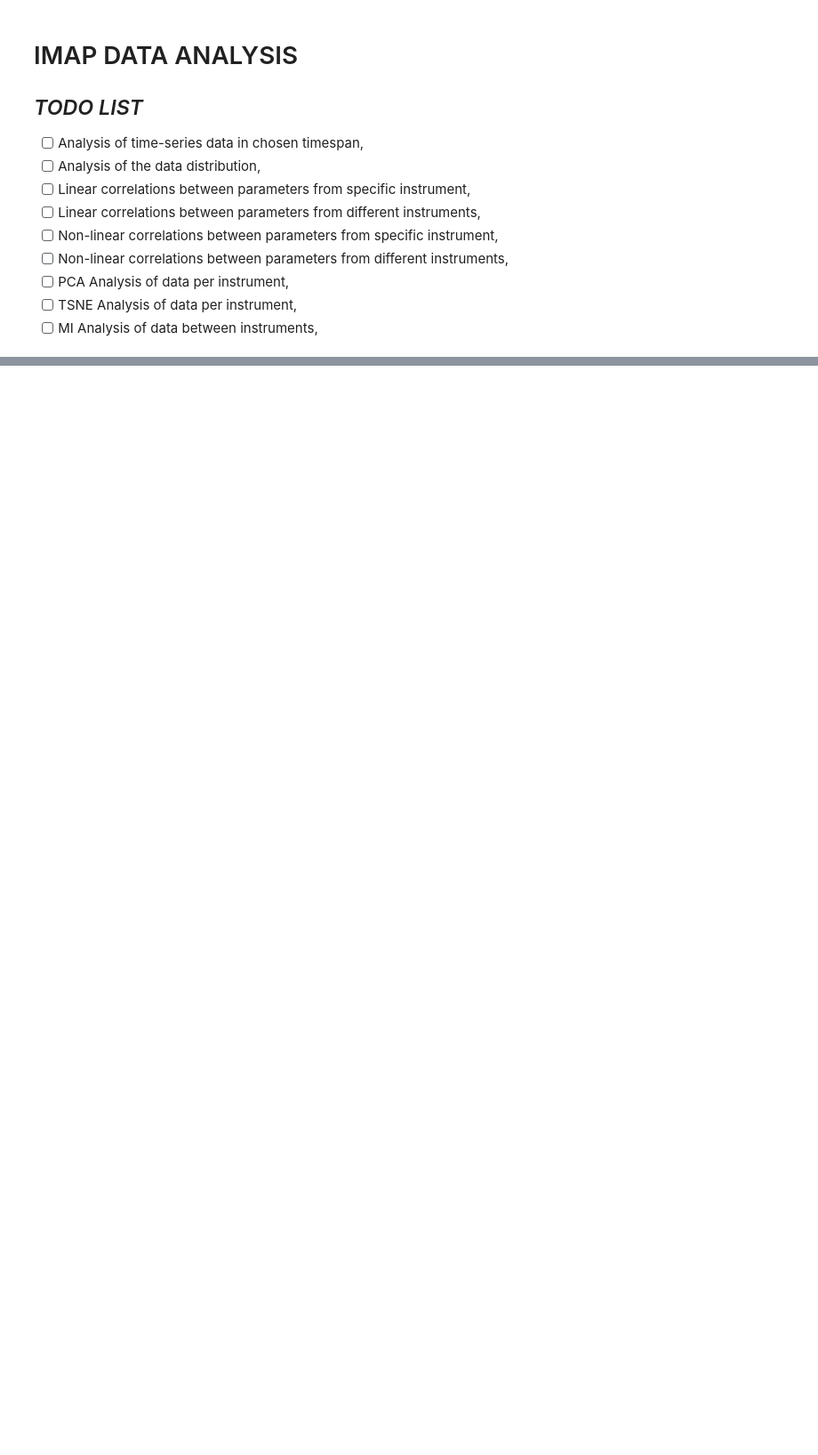
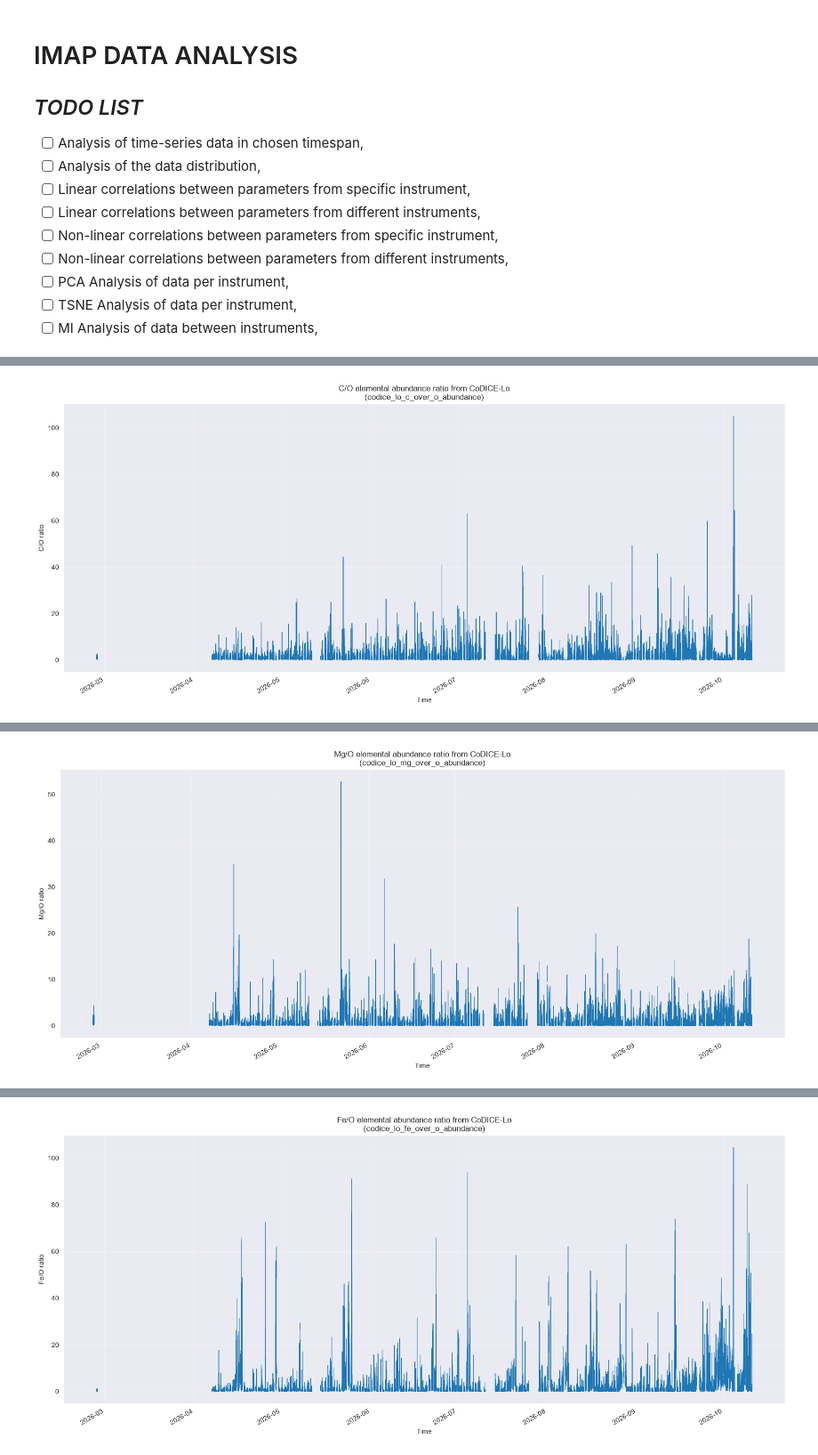
Before and after one commit to JohnWhite-CodeSpace/IMAP-Space-Weather, a Jupyter notebook: analysis/Data_Analysis.ipynb, the cells around one changed output, grey strips where cells are left out. Shown at 89% size. Saved outputs shown, nothing was run; the diff lists cells and outputs as text; code cells hidden in the pictures; blank space fills up the shorter version.

```diff
--- a/analysis/Data_Analysis.ipynb
+++ b/analysis/Data_Analysis.ipynb
@@ -441,0 +604,32 @@ TypeError: list indices must be integers or slices, not tuple
+# %%
+CODICE_LO_VARIABLES = {
+    "elemental_abundance": {
+        "title": "CoDICE-Lo - Elemental abundance ratios",
+        "variables":[
+            "codice_lo_c_over_o_abundance",
+            "codice_lo_mg_over_o_abundance",
+            "codice_lo_fe_over_o_abundance",
+        ],
+    },
+    "charge_states":{
+        "title": "CoDICE-Lo - Charge state ratios",
+        "variables": [
+            "codice_lo_c_plus_6_over_c_plus_5",
+            "codice_lo_o_plus_7_over_o_plus_6",
+            "codice_lo_fe_low_over_fe_high",
+        ],
+    },
+}
+def plot_codice_lo(data_dir="../raw_data/ARCHIVE/All", gap_factor=10, log_scale=True):
+    results = {}
+    for group, config in CODICE_LO_VARIABLES.items():
+        print(f"\n{'=' * 70}")
+        print(config["title"])
+        print("=" * 70)
+        for var_name in config["variables"]:
+            df = plot_time_series(var_name, data_dir=data_dir, gap_factor=gap_factor)
+            results[var_name] = df
+    return results
+# %%
+codice_lo = plot_codice_lo()
+# %% [output]
@@ -441,0 +653 @@ TypeError: list indices must be integers or slices, not tuple
+[figure, added]
@@ -441,0 +671 @@ TypeError: list indices must be integers or slices, not tuple
+[figure, added]
@@ -441,0 +689 @@ TypeError: list indices must be integers or slices, not tuple
+[figure, added]
```
Also changed, not shown: parts of 27 cells of this notebook.
